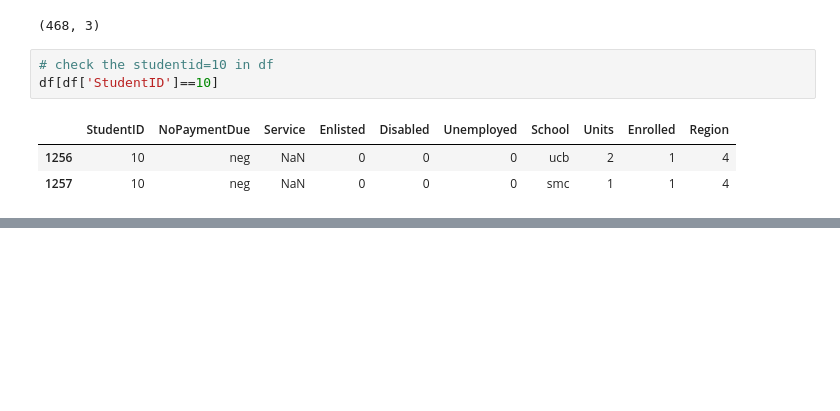
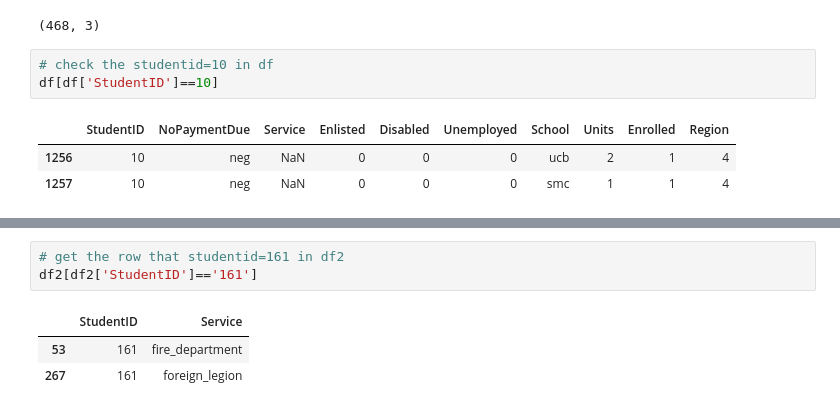
Before and after one commit to MSWinds/dm-group1-project, a Jupyter notebook: combine_first8.ipynb, the cells around one changed output, grey strips where cells are left out. Saved outputs shown, nothing was run; the diff lists cells and outputs as text; blank space fills up the shorter version.

```diff
--- a/combine_first8.ipynb
+++ b/combine_first8.ipynb
@@ -400,0 +442,7 @@ df[df['StudentID']==10]
+# %%
+# get the row that studentid=161 in df2
+df2[df2['StudentID']=='161']
+# %% [output]
+|  | StudentID | Service |
+| 53 | 161 | fire_department |
+| 267 | 161 | foreign_legion |
```
Also changed, not shown: parts of 8 cells of this notebook.
